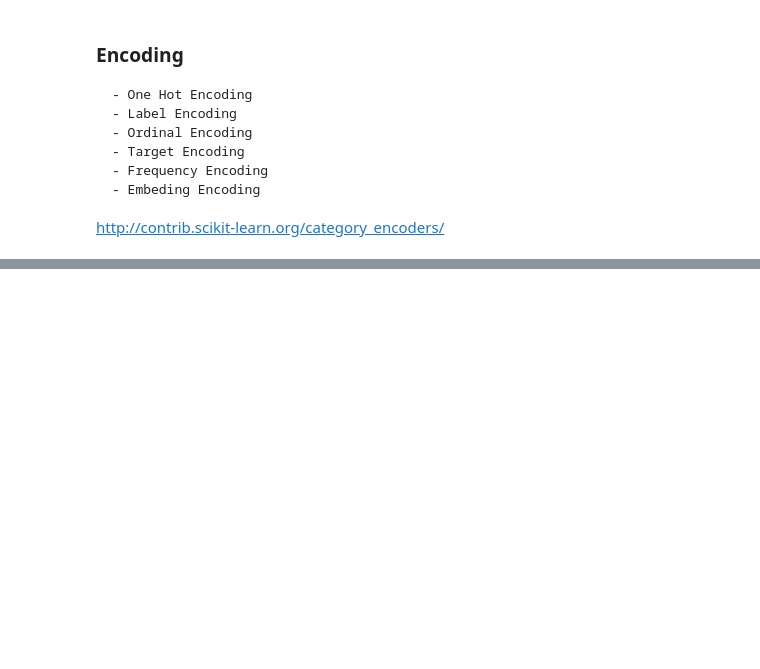
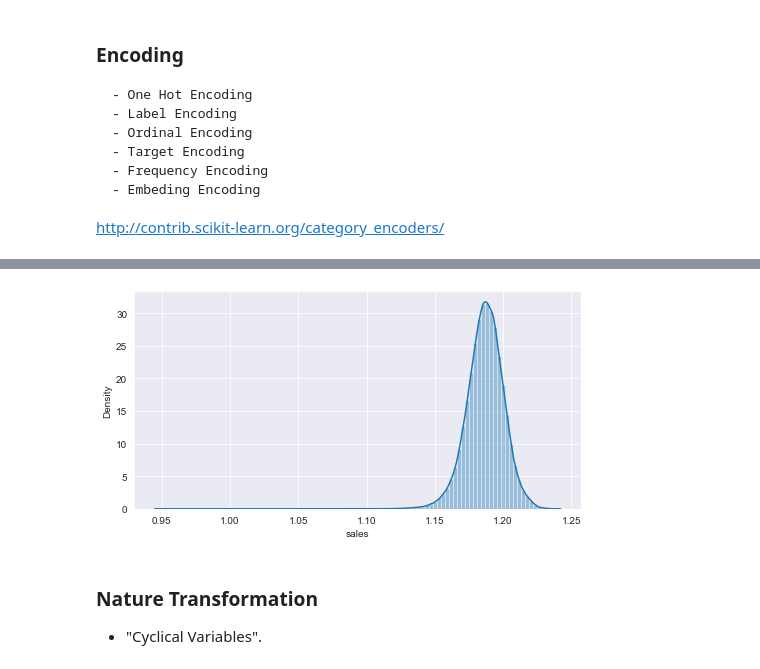
Before and after one commit to felipedmnq/Data-Science-T, a Jupyter notebook: Notebooks/Data_Science_T_M5_data_preparation.ipynb, the cells around one changed output, grey strips where cells are left out. Cells and saved outputs as stored; diff of their text form; code cells hidden in the pictures; blank space fills up the shorter version.

```diff
--- a/Notebooks/Data_Science_T_M5_data_preparation.ipynb
+++ b/Notebooks/Data_Science_T_M5_data_preparation.ipynb
@@ -1591,0 +1594,12 @@ df5['assortment'] = df5['assortment'].map(assortment_dict)
+# %%
+# log transformation
+
+df5.sales = np.log1p(df5.sales)
+plt.figure(figsize = (8, 4))
+ax = sns.distplot(df5.sales, bins  = 100)
+# %% [output]
+[figure, added]
+# %% [markdown]
+### Nature Transformation
+
+- "Cyclical Variables".
```
Also changed, not shown: parts of 5 cells of this notebook.
